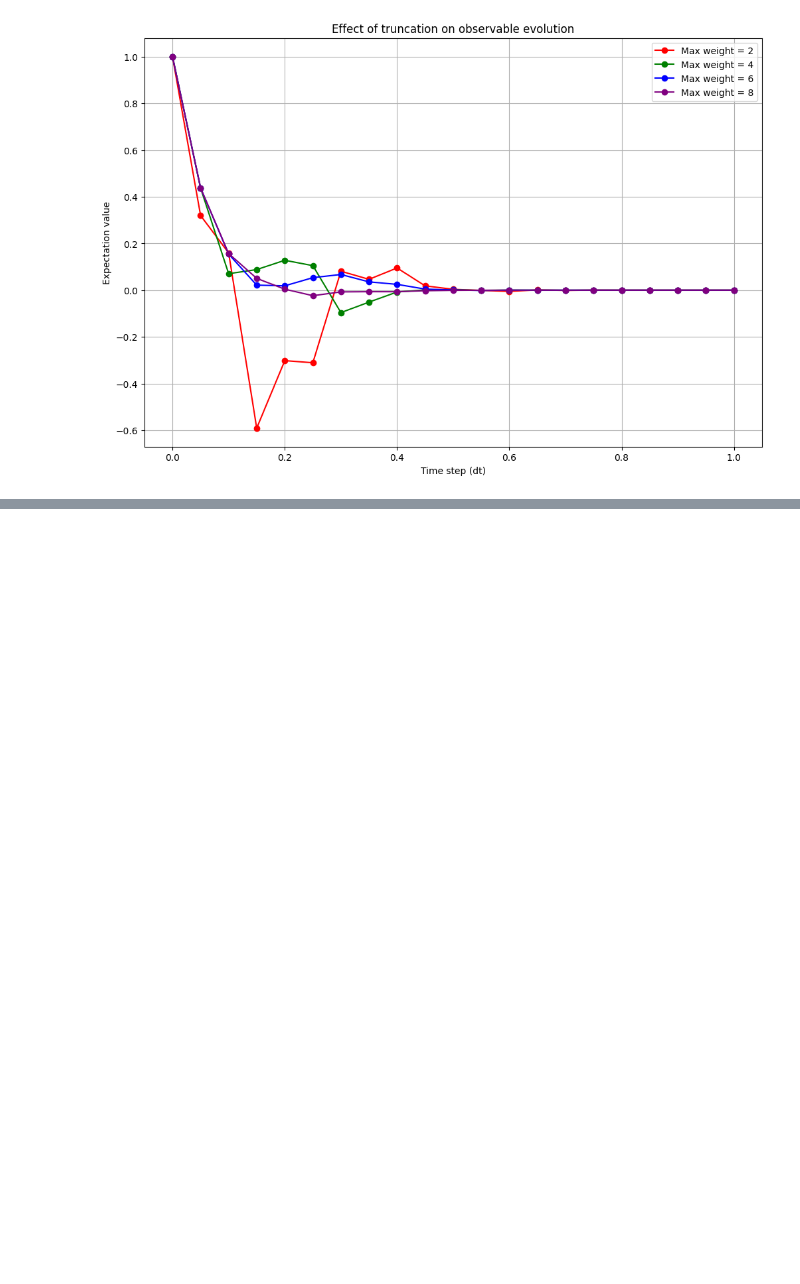
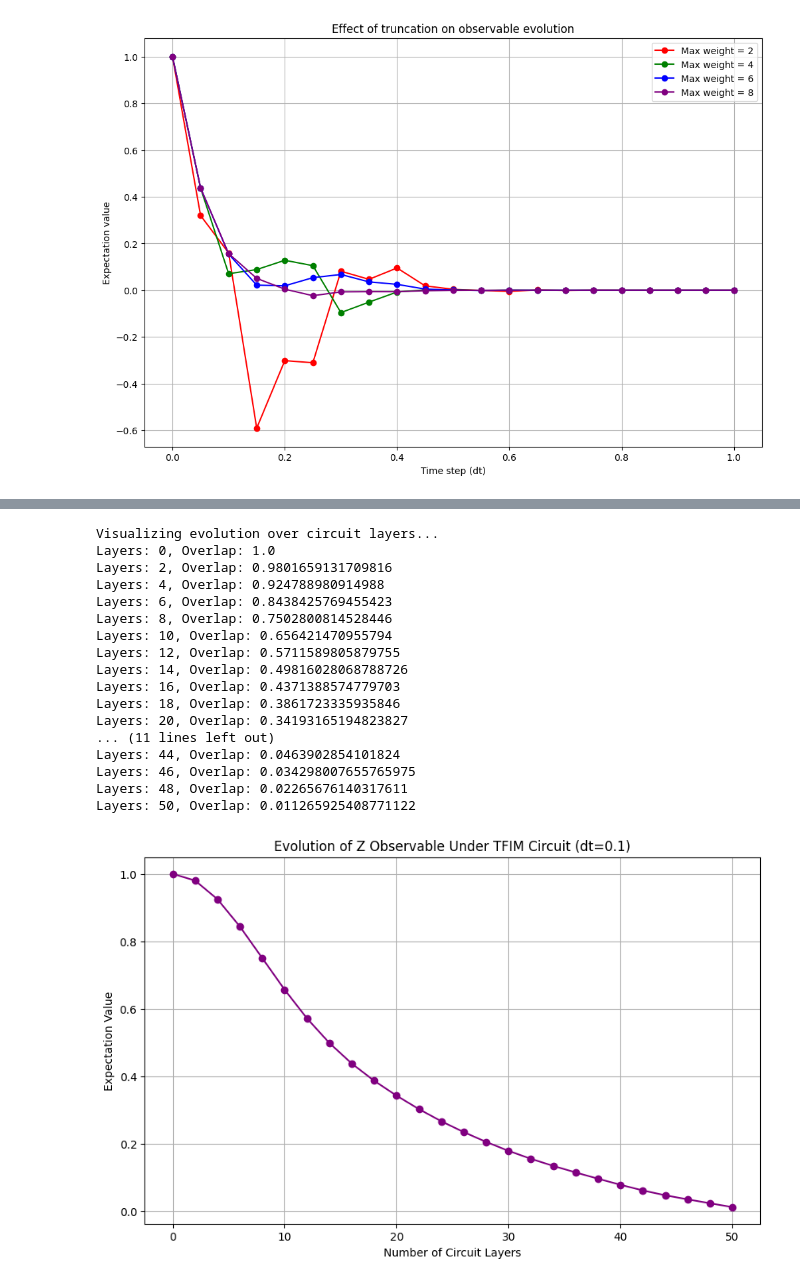
Before and after one commit to MSRudolph/PauliPropagation.jl, a Jupyter notebook: examples/Using_PauliPropagation_jl_from_Python.ipynb, the cells around one changed output, grey strips where cells are left out. Drawn from its saved outputs; the diff is of its cells as text; code cells hidden in the pictures; blank space fills up the shorter version.

```diff
--- a/examples/Using_PauliPropagation_jl_from_Python.ipynb
+++ b/examples/Using_PauliPropagation_jl_from_Python.ipynb
@@ -146,13 +139,13 @@ dt_values = np.linspace(0.0, 1.0, 21)
 
 results = []
 
-for dt in dt_values:
-    parameters = jl.ones(jl.PauliPropagation.countparameters(circuit)) * dt
-    pauli_sum = jl.PauliPropagation.propagate(
+for dt_val in dt_values:
+    parameters = jl.fill(dt_val, pp.countparameters(circuit))
+    pauli_sum = pp.propagate(
         circuit, observable, parameters,
         max_weight=max_weight, min_abs_coeff=min_abs_coeff
     )
-    overlap = jl.PauliPropagation.overlapwithzero(pauli_sum)
+    overlap = pp.overlapwithzero(pauli_sum)
     results.append(float(overlap))
 
 plt.figure(figsize=(10, 6))
@@ -244,8 +237,8 @@ plt.figure(figsize=(12, 8))
 for idx, max_w in enumerate(weight_settings):
     results = []
     for dt_val in dt_values:
-        parameters = jl.fill(dt_val, jl.PauliPropagation.countparameters(circuit))
-        pauli_sum = jl.PauliPropagation.propagate(
+        parameters = jl.fill(dt_val, pp.countparameters(circuit))
+        pauli_sum = pp.propagate(
             circuit, observable, parameters,
             max_weight=max_w, min_abs_coeff=min_abs_coeff
         )
@@ -254,7 +247,7 @@ for idx, max_w in enumerate(weight_settings):
             term_count = jl.length(pauli_sum)
             print(f"Max weight {max_w}: {int(term_count)} Pauli terms")
 
-        overlap = jl.PauliPropagation.overlapwithzero(pauli_sum)
+        overlap = pp.overlapwithzero(pauli_sum)
         results.append(float(overlap))
 
     plt.plot(dt_values, results, 'o-', color=colors[idx], label=f'Max weight = {max_w}')
@@ -273,0 +276,59 @@ Max weight 8: 1 Pauli terms
+# %%
+print("Visualizing evolution over circuit layers...")
+
+# Fixed dt value
+dt = 0.1
+
+
+max_layers = 50
+layer_values = list(range(0, max_layers+1, 2))  # Step by 2 to reduce computation time
+layer_results = []
+
+for num_layers in layer_values:
+
+    layer_circuit = pp.tfitrottercircuit(nqubits, num_layers, topology=topology)
+
+
+    layer_params = jl.fill(dt, pp.countparameters(layer_circuit))
+
+    if num_layers == 0:
+
+        overlap = pp.overlapwithzero(observable)
+    else:
+        # Propagate the observable through the circuit
+        propagated = pp.propagate(
+            layer_circuit, observable, layer_params,
+            max_weight=max_weight, min_abs_coeff=min_abs_coeff
+        )
+        overlap = pp.overlapwithzero(propagated)
+
+    layer_results.append(float(overlap))
+    print(f"Layers: {num_layers}, Overlap: {overlap}")
+
+
+plt.figure(figsize=(10, 6))
+plt.plot(layer_values, layer_results, 'o-', color='purple')
+plt.xlabel('Number of Circuit Layers')
+plt.ylabel('Expectation Value')
+plt.title(f'Evolution of Z Observable Under TFIM Circuit (dt={dt})')
+plt.grid(True)
+plt.show()
+# %% [output]
+Visualizing evolution over circuit layers...
+Layers: 0, Overlap: 1.0
+Layers: 2, Overlap: 0.9801659131709816
+Layers: 4, Overlap: 0.924788980914988
+Layers: 6, Overlap: 0.8438425769455423
+Layers: 8, Overlap: 0.7502800814528446
+Layers: 10, Overlap: 0.656421470955794
+Layers: 12, Overlap: 0.5711589805879755
+Layers: 14, Overlap: 0.49816028068788726
+Layers: 16, Overlap: 0.4371388574779703
+Layers: 18, Overlap: 0.3861723335935846
+Layers: 20, Overlap: 0.34193165194823827
+... (11 lines left out)
+Layers: 44, Overlap: 0.0463902854101824
+Layers: 46, Overlap: 0.034298007655765975
+Layers: 48, Overlap: 0.02265676140317611
+Layers: 50, Overlap: 0.011265925408771122
+[figure, added]
```
Also changed, not shown: parts of 12 cells of this notebook.
